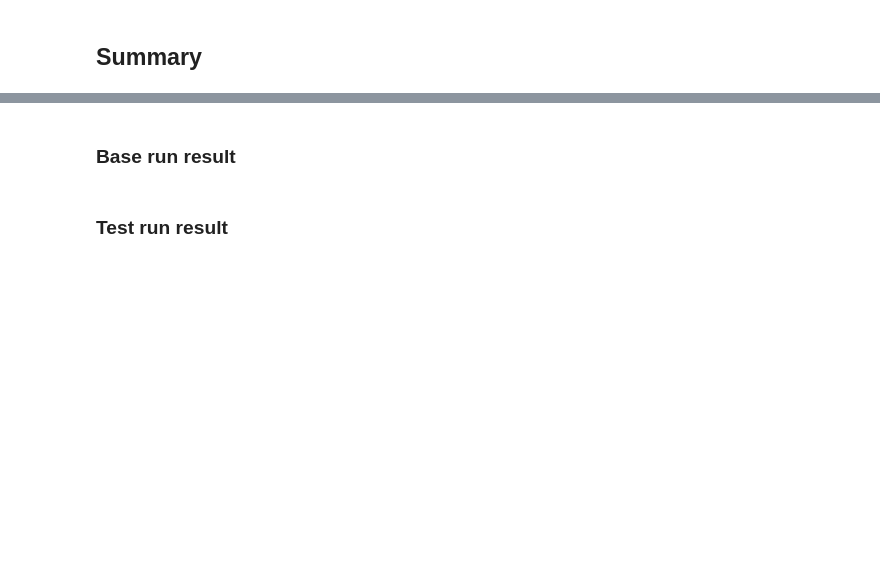
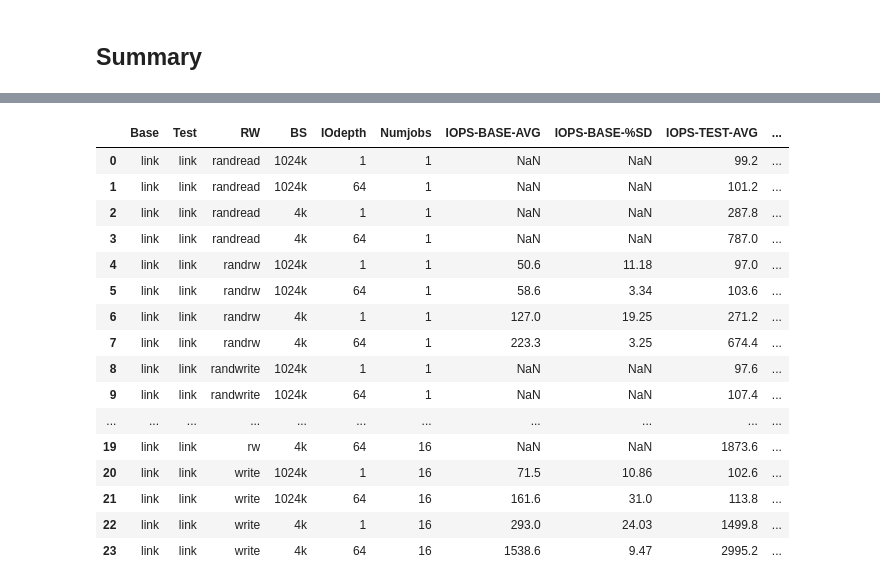
Before and after one commit to virt-s1/perf-insight, a Jupyter notebook: jupyter/report_portal.ipynb, the cells around one changed output, grey strips where cells are left out. Drawn from its saved outputs; the diff is of its cells as text; code cells hidden in the pictures; blank space fills up the shorter version.

Commit message:
[Jupyter] Only keep Summary table and add links
Signed-off-by: Yuxin Sun <yuxisun@redhat.com>

```diff
--- a/jupyter/report_portal.ipynb
+++ b/jupyter/report_portal.ipynb
@@ -1,4 +1,6 @@
 # %%
+FLASK_ADDR = "http://10.73.196.185:5000"
+
 WORKSPACE = "/workspace"
 YAML = WORKSPACE + "/benchmark_config.yaml"
 BASE_DATASTORE = WORKSPACE + "/base.datastore.json"
@@ -152,5 +188,5 @@ display(conf_df.style.applymap(bold_font, subset=['KEY']).apply(color_diff, axis
 # %% [markdown]
 ## Summary
 # %%
-with open('{}/templates/summary_introduction.html'.format(BASEPATH), 'r') as f:
-    display(HTML(f.read()))
+with open('{}/templates/benchmark_description.md'.format(BASEPATH), 'r') as f:
+    display(Markdown(f.read()))
@@ -175,2 +237,0 @@ def formatRunResult(df, testrun_id):
-# %% [markdown]
-### Base run result
@@ -180,2 +237,0 @@ formatRunResult(base_df, base_id)
-# %% [markdown]
-### Test run result
@@ -184,0 +238,52 @@ formatRunResult(test_df, test_id)
+# %%
+def get_report_link(row, metadata_file):
+    with open(metadata_file) as f:
+        m = json.load(f)
+    info = {
+        "flask_addr": FLASK_ADDR,
+        "testrun_id": m.get('testrun_id'),
+        "platform": m.get('testrun.platform'),
+        "backend": m.get('disk.backend'),
+        'driver': m.get('disk.driver'),
+        'format': m.get('disk.format'),
+        'iodepth': row['IOdepth'],
+        'numjobs': row['Numjobs'],
+        'bs': row['BS'],
+        'rw': row['RW'],
+            }
+    return "{flask_addr}/storageresultpubview/list/?\
+_flt_3_testrun={testrun_id}&\
+_flt_3_platform={platform}&\
+_flt_3_backend={backend}&\
+_flt_3_driver={driver}&\
+_flt_3_format={format}&\
+_flt_3_bs={bs}\
+_flt_3_rw={rw}\
+_flt_0_iodepth={iodepth}&\
+_flt_0_numjobs={numjobs}&\
+".format(**info)
+
+benchmark_df = pd.read_csv(BENCHMARK, index_col=0, dtype=str, keep_default_na=False)
+#summary_df = benchmark_df[['RW','BS','IOdepth','Numjobs']+list(benchmark_df.filter(regex='-CON$').columns)]
+benchmark_df.insert(0, 'Test', benchmark_df.apply(lambda row: get_report_link(row, TEST_METADATA), axis=1))
+benchmark_df.insert(0, 'Base', benchmark_df.apply(lambda row: get_report_link(row, BASE_METADATA), axis=1))
+
+displayComparison(benchmark_df)
+# %% [output]
+|  | Base | Test | RW | BS | IOdepth | Numjobs | IOPS-BASE-AVG | IOPS-BASE-%SD | IOPS-TEST-AVG | ... |
+| 0 | link | link | randread | 1024k | 1 | 1 | NaN | NaN | 99.2 | ... |
+| 1 | link | link | randread | 1024k | 64 | 1 | NaN | NaN | 101.2 | ... |
+| 2 | link | link | randread | 4k | 1 | 1 | NaN | NaN | 287.8 | ... |
+| 3 | link | link | randread | 4k | 64 | 1 | NaN | NaN | 787.0 | ... |
+| 4 | link | link | randrw | 1024k | 1 | 1 | 50.6 | 11.18 | 97.0 | ... |
+| 5 | link | link | randrw | 1024k | 64 | 1 | 58.6 | 3.34 | 103.6 | ... |
+| 6 | link | link | randrw | 4k | 1 | 1 | 127.0 | 19.25 | 271.2 | ... |
+| 7 | link | link | randrw | 4k | 64 | 1 | 223.3 | 3.25 | 674.4 | ... |
+| 8 | link | link | randwrite | 1024k | 1 | 1 | NaN | NaN | 97.6 | ... |
+| 9 | link | link | randwrite | 1024k | 64 | 1 | NaN | NaN | 107.4 | ... |
+| ... | ... | ... | ... | ... | ... | ... | ... | ... | ... | ... |
+| 19 | link | link | rw | 4k | 64 | 16 | NaN | NaN | 1873.6 | ... |
+| 20 | link | link | write | 1024k | 1 | 16 | 71.5 | 10.86 | 102.6 | ... |
+| 21 | link | link | write | 1024k | 64 | 16 | 161.6 | 31.0 | 113.8 | ... |
+| 22 | link | link | write | 4k | 1 | 16 | 293.0 | 24.03 | 1499.8 | ... |
+| 23 | link | link | write | 4k | 64 | 16 | 1538.6 | 9.47 | 2995.2 | ... |
```
Also changed, not shown: parts of 13 cells of this notebook, 1 other file.
